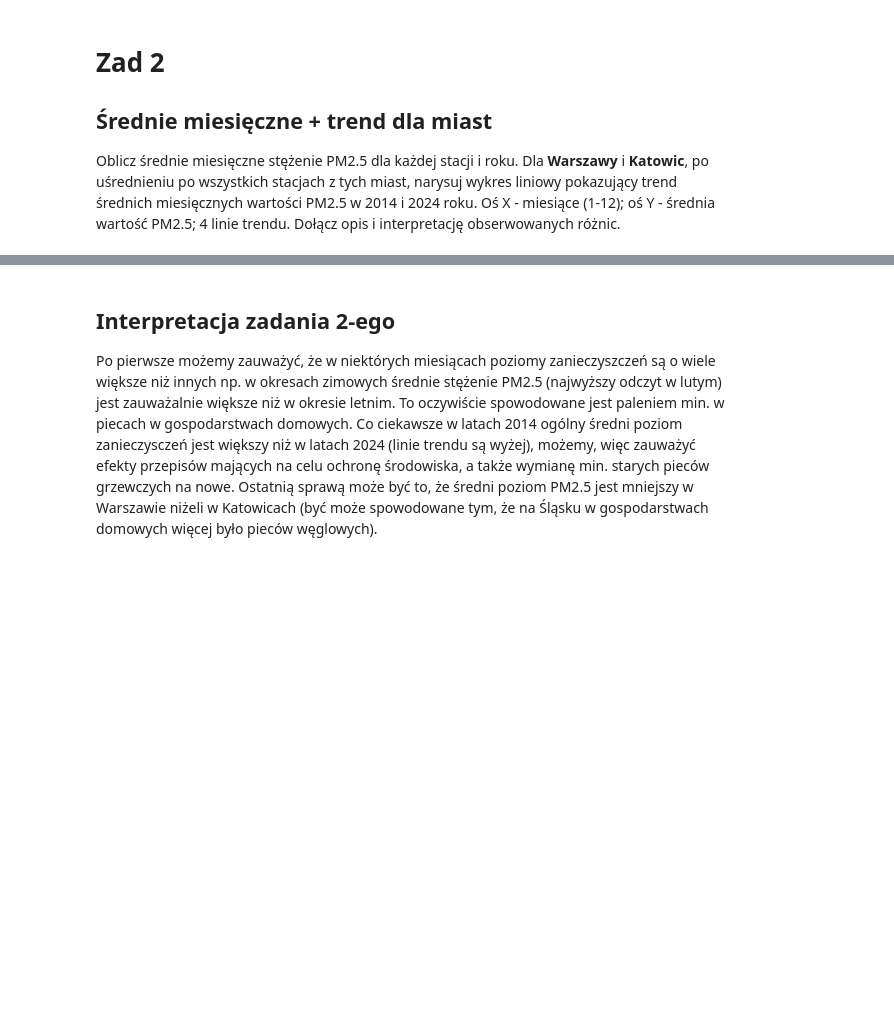
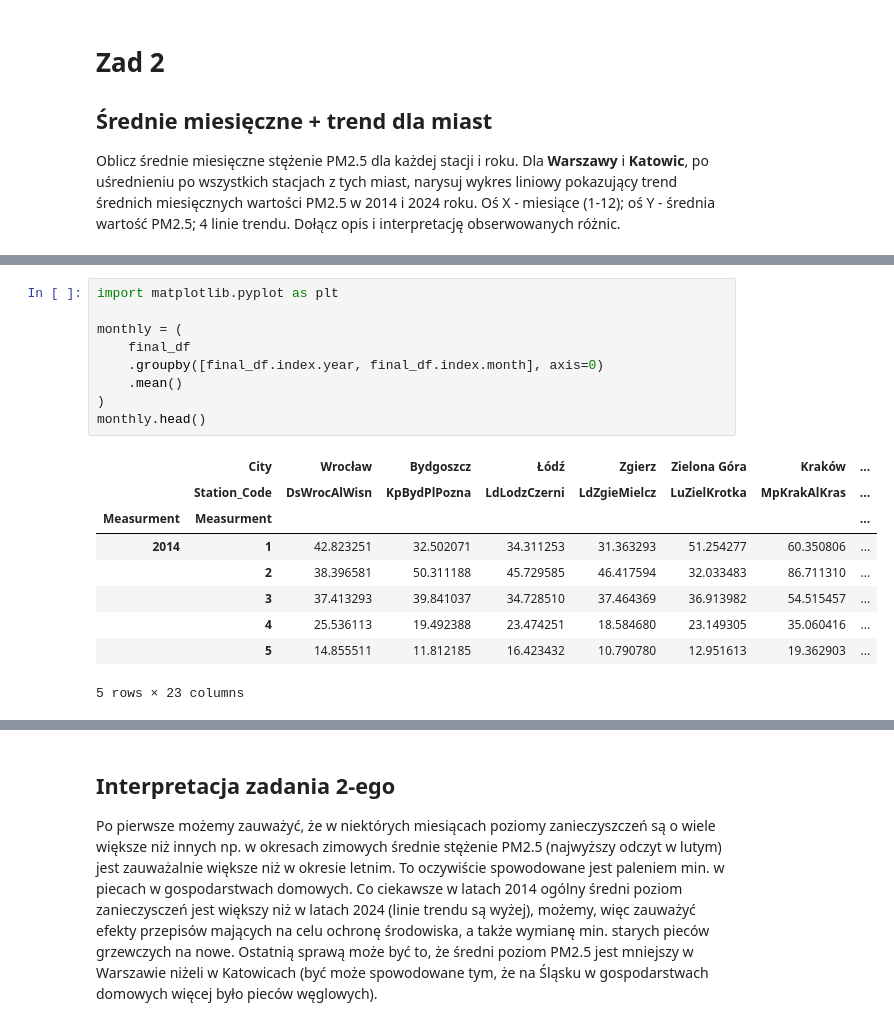
Before and after one commit to ejhuus/ZTP3_gr3, a Jupyter notebook: projekt_1_ignacy_damian.ipynb, the cells around one changed output, grey strips where cells are left out. Drawn from its saved outputs; the diff is of its cells as text; blank space fills up the shorter version.

```diff
--- a/projekt_1_ignacy_damian.ipynb
+++ b/projekt_1_ignacy_damian.ipynb
@@ -235,2 +217,21 @@ display(monthly_means[2024].head())
+# %%
+import matplotlib.pyplot as plt
+
+monthly = (
+    final_df
+    .groupby([final_df.index.year, final_df.index.month], axis=0)
+    .mean()
+)
+monthly.head()
+# %% [output]
+|  | City | Wrocław | Bydgoszcz | Łódź | Zgierz | Zielona Góra | Kraków | ... |
+|  | Station_Code | DsWrocAlWisn | KpBydPlPozna | LdLodzCzerni | LdZgieMielcz | LuZielKrotka | MpKrakAlKras | ... |
+| Measurment | Measurment |  |  |  |  |  |  | ... |
+| 2014 | 1 | 42.823251 | 32.502071 | 34.311253 | 31.363293 | 51.254277 | 60.350806 | ... |
+|  | 2 | 38.396581 | 50.311188 | 45.729585 | 46.417594 | 32.033483 | 86.711310 | ... |
+|  | 3 | 37.413293 | 39.841037 | 34.728510 | 37.464369 | 36.913982 | 54.515457 | ... |
+|  | 4 | 25.536113 | 19.492388 | 23.474251 | 18.584680 | 23.149305 | 35.060416 | ... |
+|  | 5 | 14.855511 | 11.812185 | 16.423432 | 10.790780 | 12.951613 | 19.362903 | ... |
+5 rows × 23 columns
 # %%
 # Przygotowanie danych do wykresu dla Warszawy i Katowic
```
Also changed, not shown: parts of 17 cells of this notebook.
